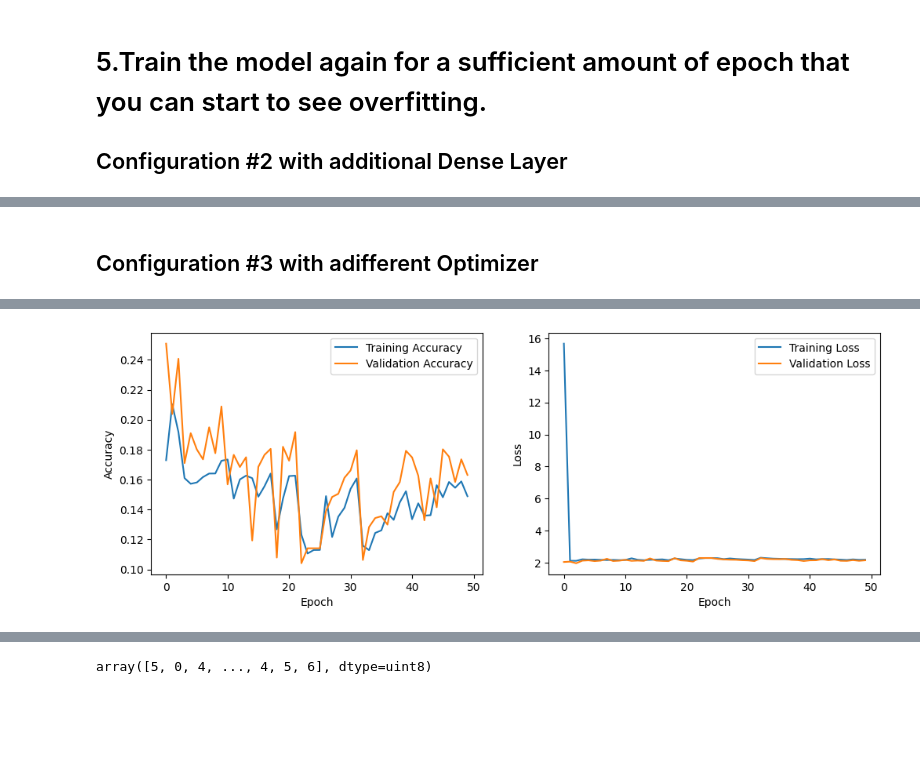
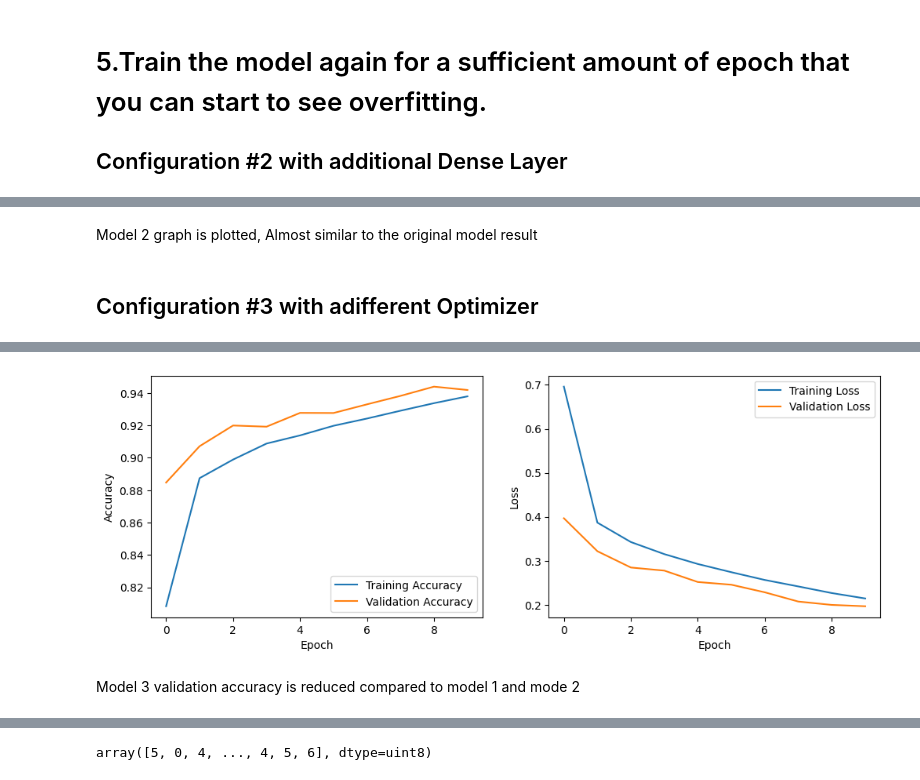
Before and after one commit to ashwantmanikoth/ML_WorkFlow, a Jupyter notebook: Assignment_1.ipynb, the cells around one changed output, grey strips where cells are left out. Cells and saved outputs as stored; diff of their text form; code cells hidden in the pictures; blank space fills up the shorter version.

```diff
--- a/Assignment_1.ipynb
+++ b/Assignment_1.ipynb
@@ -24,5 +24,7 @@ import matplotlib.pyplot as plt
 # Load the MNIST dataset
 (x_train, y_train), (x_test, y_test) = mnist.load_data()
 
-x_train = np.concatenate((x_train, x_test), axis=0)
-y_train = np.concatenate((y_train, y_test), axis=0)
+x_train = np.concatenate([x_train, x_test])
+y_train = np.concatenate([y_train, y_test])
+x_train = x_train / 255.0
+x_train = 1 - x_train
@@ -164,16 +180,18 @@ AttributeError: ignored
+# %% [markdown]
+Model 2 graph is plotted, Almost similar to the original model result
 # %% [markdown]
 ## Configuration #3 with adifferent Optimizer
 # %%
 model_3 = models.Sequential([
-    layers.Flatten(input_shape=(28, 28)),
+    layers.Reshape((28,28,1), input_shape=(28, 28)),
+    layers.Flatten(),
     layers.Dense(128, activation='relu'),
-    layers.Dropout(0.2),
     layers.Dense(10, activation='softmax')
 ])
 model_3.compile(optimizer='sgd',  # Using Stochastic Gradient Descent
               loss='sparse_categorical_crossentropy',
               metrics=['accuracy'])
-history_3 = model_3.fit(x_train, y_train, epochs=50, validation_data=(x_test, y_test))
+history_3 = model_3.fit(x_train, y_train, epochs=10, validation_split=0.2)
 
 #plotting the configuration 3
 plt.figure(figsize=(12, 4))
@@ -213,4 +234,6 @@ Epoch 50/50
-[figure, old version]
+[figure, new version]
+# %% [markdown]
+Model 3 validation accuracy is reduced compared to model 1 and mode 2
 # %%
 # Comparing All Models
 def plot_history(histories, key='accuracy'):
```
Also changed, not shown: parts of 19 cells of this notebook.
